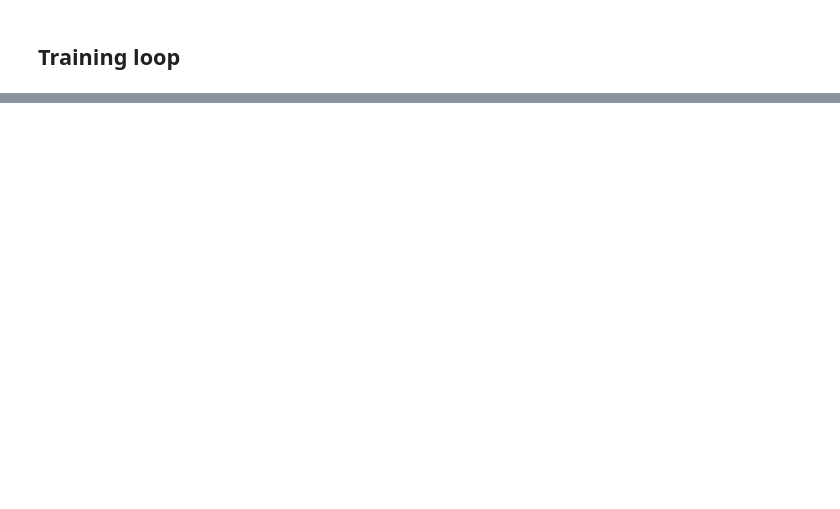
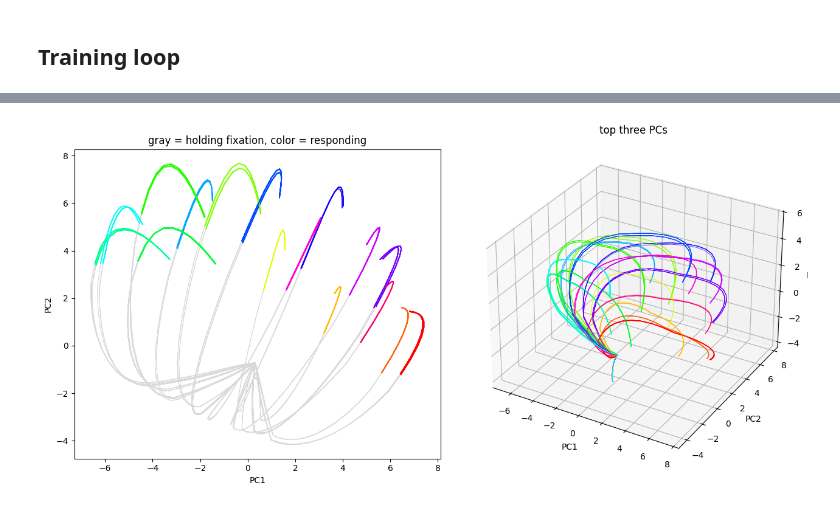
Before and after one commit to clewis7/mech-interp-sandbox, a Jupyter notebook: modcog-rnn/train_modcog_rnn.ipynb, the cells around one changed output, grey strips where cells are left out. Cells and saved outputs as stored; diff of their text form; code cells hidden in the pictures; blank space fills up the shorter version.

```diff
--- a/modcog-rnn/train_modcog_rnn.ipynb
+++ b/modcog-rnn/train_modcog_rnn.ipynb
@@ -377,0 +259,29 @@ saved modcog_rnn.pt
+# %%
+resp_np = (y > 0).cpu().numpy()
+
+fig = plt.figure(figsize=(13, 6))
+
+ax = fig.add_subplot(1, 2, 1)
+for p in range(len(proj)):
+    n = lens_np[p]
+    m = resp_np[p, :n]
+    ax.plot(proj[p, :n, 0], proj[p, :n, 1], color="0.85", lw=0.6, zorder=0)
+    ax.plot(proj[p, :n, 0][m], proj[p, :n, 1][m], color=colors[p], lw=1.2)
+ax.set(xlabel="PC1", ylabel="PC2", title="gray = holding fixation, color = responding")
+ax.set_aspect("equal")
+
+ax = fig.add_subplot(1, 2, 2, projection="3d")
+for p in range(len(proj)):
+    n = lens_np[p]
+    ax.plot(
+        proj[p, :n, 0],
+        proj[p, :n, 1],
+        proj[p, :n, 2],
+        color=colors[p],
+        lw=0.7,
+        alpha=0.7,
+    )
+ax.set(xlabel="PC1", ylabel="PC2", zlabel="PC3", title="top three PCs")
+plt.tight_layout()
+# %% [output]
+[figure, added]
```
Also changed, not shown: parts of 27 cells of this notebook, 13 other files.
